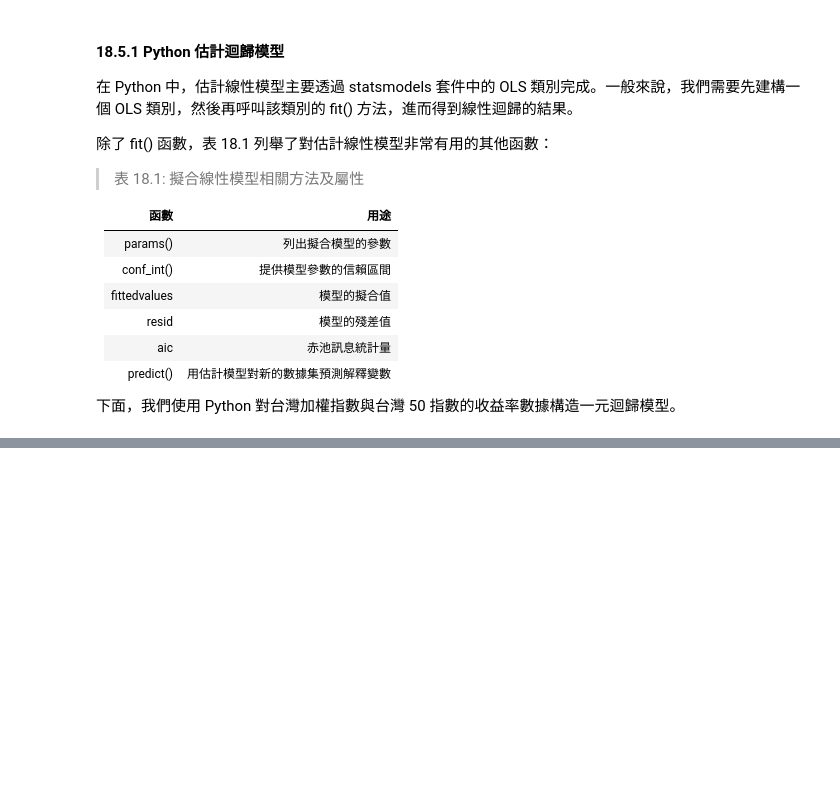
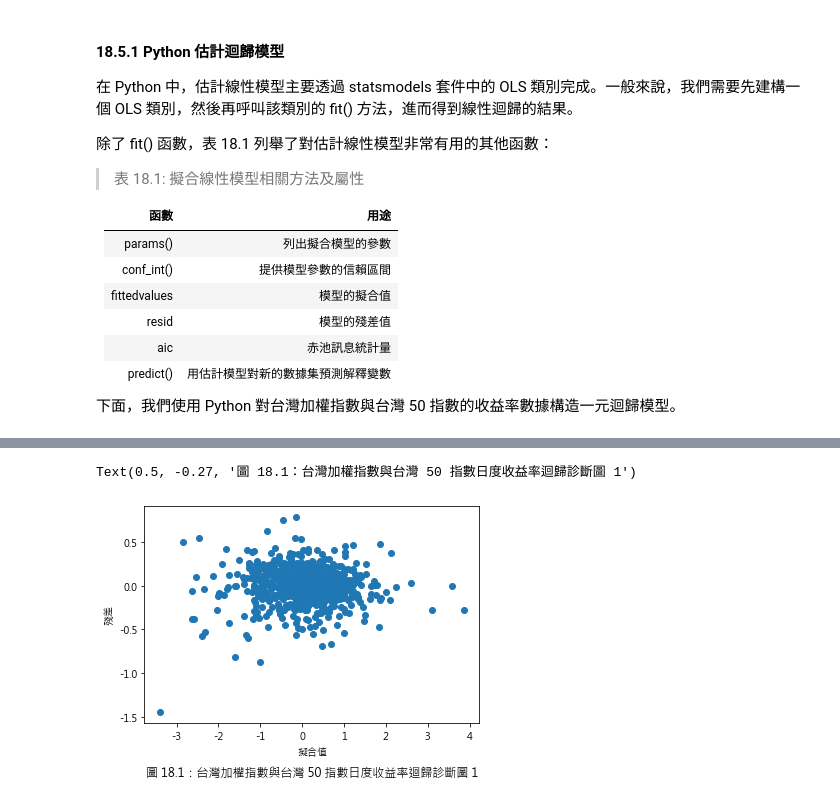
Before and after one commit to okluda/finpy_practice, a Jupyter notebook: ch_18.ipynb, the cells around one changed output, grey strips where cells are left out. Cells and saved outputs as stored; diff of their text form; code cells hidden in the pictures; blank space fills up the shorter version.

```diff
--- a/ch_18.ipynb
+++ b/ch_18.ipynb
@@ -195,6 +195,15 @@ import pandas as pd
 import numpy as np
 TRD_Index=pd.read_table('.\\PythonBook_code_data\\part2\\index.csv',sep='\t')
 TRD_Index.index = pd.to_datetime(TRD_Index.Date)
+Taiex=TRD_Index[TRD_Index.CoName=='TSE Taiex    ']
+tw50=TRD_Index[TRD_Index.CoName=='TW 50 INDEX  ']
+retData = pd.concat([Taiex.ROI,tw50.ROI],axis=1).astype(np.float)
+retData =retData.dropna()
+retData.columns=['TAIEX','TW50']
 
-TRD_Index.head()
+# 構造台灣加權指數與台灣 50 指數收益率的迴歸模型
+import statsmodels.api as sm
+model=sm.OLS(retData.TAIEX,sm.add_constant(retData.TW50)).fit()
+# 查詢迴歸模型結果
+print(model.summary())
 # %% [output]
@@ -207,0 +260,12 @@ TRD_Index.head()
+# %%
+import matplotlib.pyplot as plt
+plt.rcParams['font.sans-serif'] = ['Microsoft JhengHei']
+plt.rcParams['axes.unicode_minus'] = False
+plt.scatter(model.fittedvalues,model.resid)
+plt.xlabel('擬合值')
+plt.ylabel('殘差')
+#plt.text(-3,-2.2 , "圖 18.1：台灣加權指數與台灣 50 指數日度收益率迴歸診斷圖 1")
+plt.title('圖 18.1：台灣加權指數與台灣 50 指數日度收益率迴歸診斷圖 1', y=-0.27)
+# %% [output]
+Text(0.5, -0.27, '圖 18.1：台灣加權指數與台灣 50 指數日度收益率迴歸診斷圖 1')
+[figure, added]
```
Also changed, not shown: parts of 19 cells of this notebook, 4 other files.
